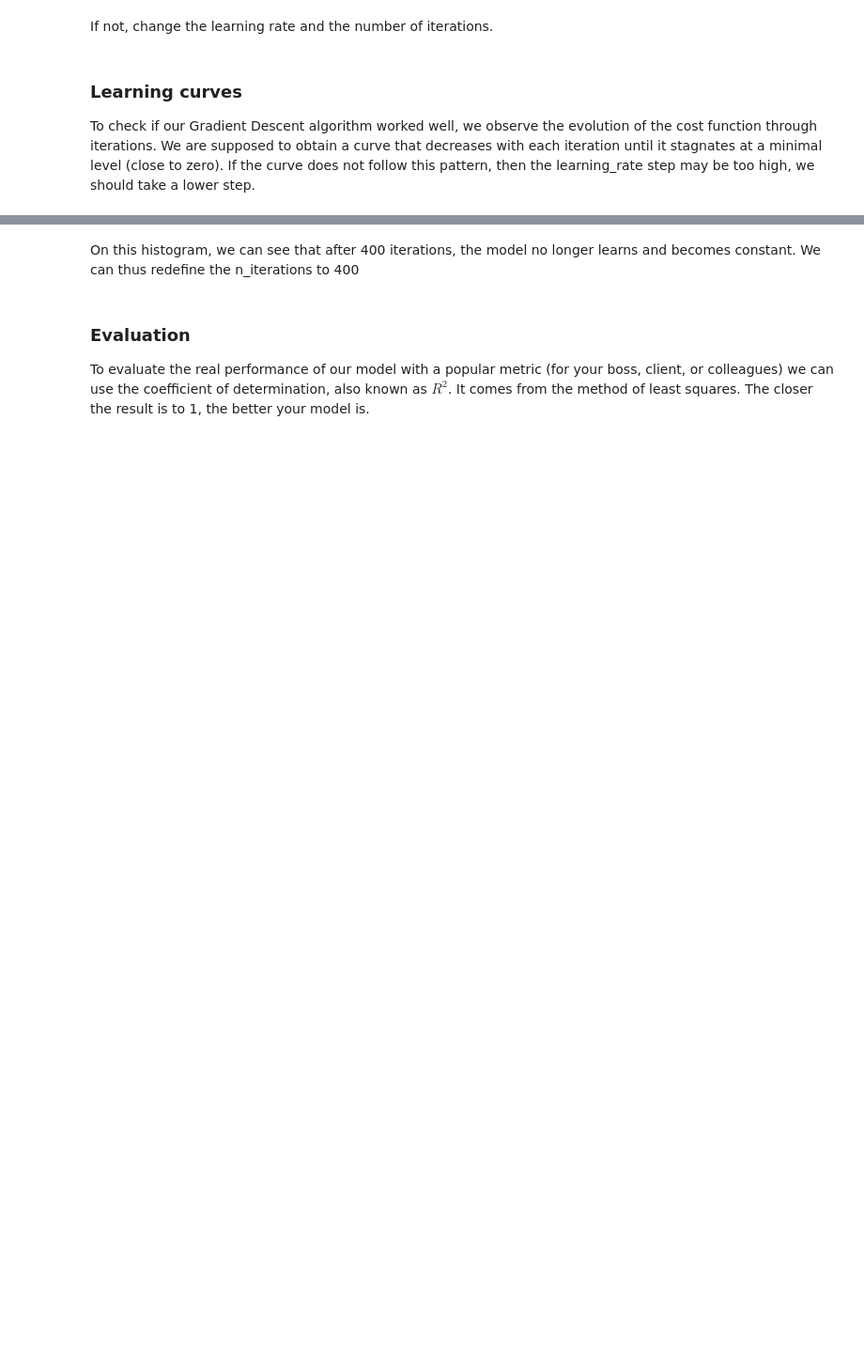
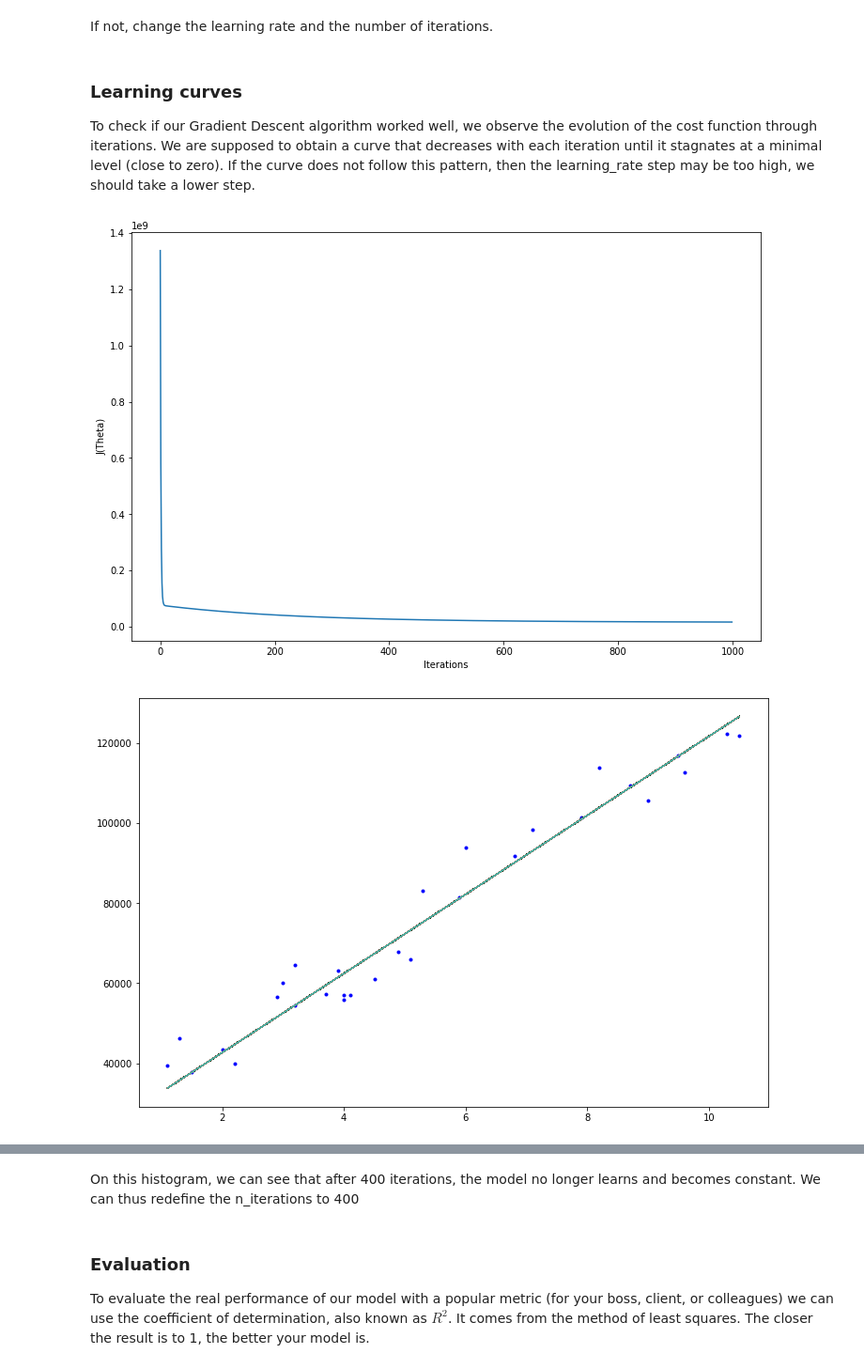
Before and after one commit to Nooreyni/Regression, a Jupyter notebook: 02-Simple_linear_regression_from_scratch.ipynb, the cells around one changed output, grey strips where cells are left out. Shown at 94% size. Saved outputs shown, nothing was run; the diff lists cells and outputs as text; code cells hidden in the pictures; blank space fills up the shorter version.

```diff
--- a/02-Simple_linear_regression_from_scratch.ipynb
+++ b/02-Simple_linear_regression_from_scratch.ipynb
@@ -230,5 +312,8 @@ Once the model is trained, we observe the results compared to our dataset.
 
 **Exercise :** Create variables `n_iterations` and `learning_rate`.
 The learning rate and the n_iterations are defined by looking a little. You have to try several things, there is no magic number. However, starting with 1000 iterations and a learning_rate of 0.01 is a good basis to start training.
+# %%
+learning_rate=0.01
+iterations=1000
 # %% [markdown]
 **Exercise:** Create variables ``theta_final``, ``cost history`` and instance ``gradient_descent()``.
@@ -245,6 +341,22 @@ If not, change the learning rate and the number of iterations.
 # %% [markdown]
 ### Learning curves
 To check if our Gradient Descent algorithm worked well, we observe the evolution of the cost function through iterations. We are supposed to obtain a curve that decreases with each iteration until it stagnates at a minimal level (close to zero). If the curve does not follow this pattern, then the learning_rate step may be too high, we should take a lower step.
+# %%
+
+#visualisation des courbes d'apprentissage
+fig,ax = plt.subplots(figsize=(12,8))
+ax.set_ylabel('J(Theta)')
+ax.set_xlabel('Iterations')
+_=ax.plot(range(iterations),cost_history)
+
+# visualisation du modele au cours de son apprentissage
+fig,ax = plt.subplots(figsize=(12,8))
+_=ax.plot(x, y, 'b.')
+for i in range(iterations):
+ _=ax.plot(x, model(X, theta_final), lw=1)
+# %% [output]
+[figure, added]
+[figure, added]
 # %% [markdown]
 You should have something like this:
 ![](./assets/learning_curve.png)
```
Also changed, not shown: parts of 17 cells of this notebook, 2 other files.
